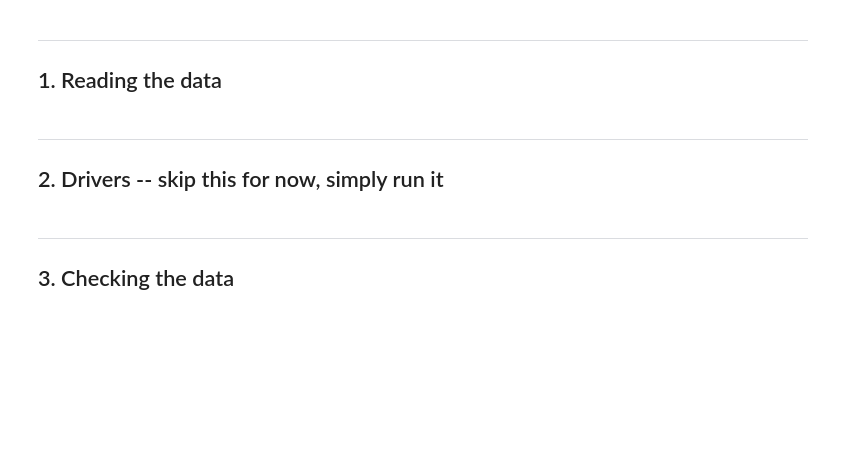
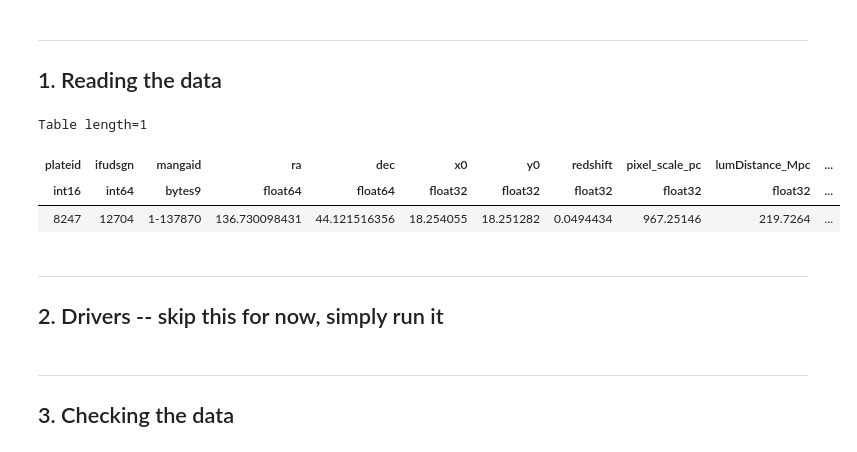
Before and after one commit to nvasari/SIGNALS2020_dust, a Jupyter notebook: 1_exploring_datafile.ipynb, the cells around one changed output. Drawn from its saved outputs; the diff is of its cells as text; code cells hidden in the pictures; blank space fills up the shorter version.

```diff
--- a/1_exploring_datafile.ipynb
+++ b/1_exploring_datafile.ipynb
@@ -31,4 +44,12 @@ ts = Table.read(table_file, path='/spaxel')
 ti = Table.read(table_file, path='/integrated')
+# %%
+# Emission line quantities start with El_. El_F_6563 = Ha flux; El_eF_6563 = uncertainty Ha flux; etc.
+ti
+# %% [output]
+Table length=1
+| plateid | ifudsgn | mangaid | ra | dec | x0 | y0 | redshift | pixel_scale_pc | lumDistance_Mpc | ... |
+| int16 | int64 | bytes9 | float64 | float64 | float32 | float32 | float32 | float32 | float32 | ... |
+| 8247 | 12704 | 1-137870 | 136.730098431 | 44.121516356 | 18.254055 | 18.251282 | 0.0494434 | 967.25146 | 219.7264 | ... |
 # %% [markdown]
 ---
 ## 2. Drivers -- skip this for now, simply run it
```
Also changed, not shown: parts of 6 cells of this notebook, 1 other file.
